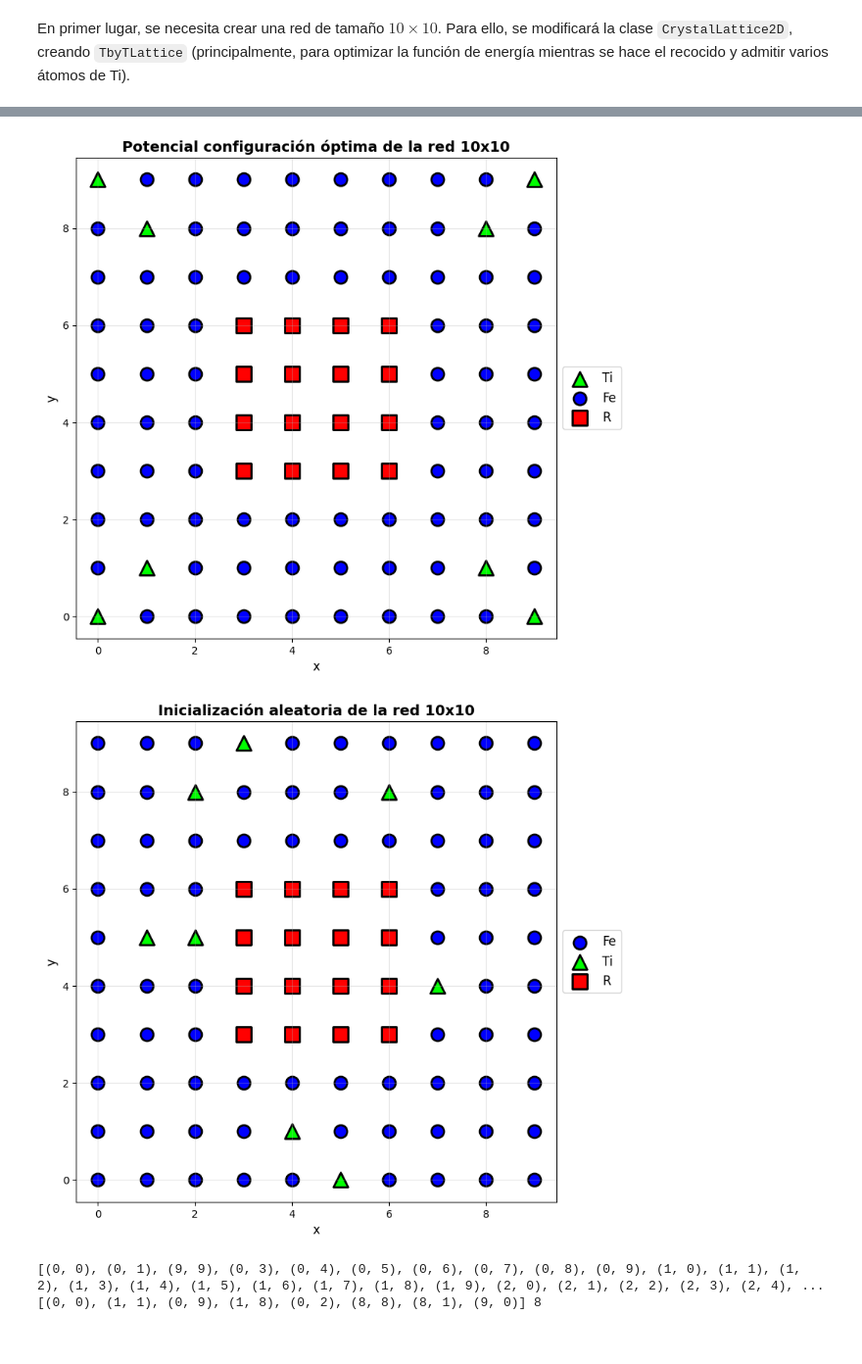
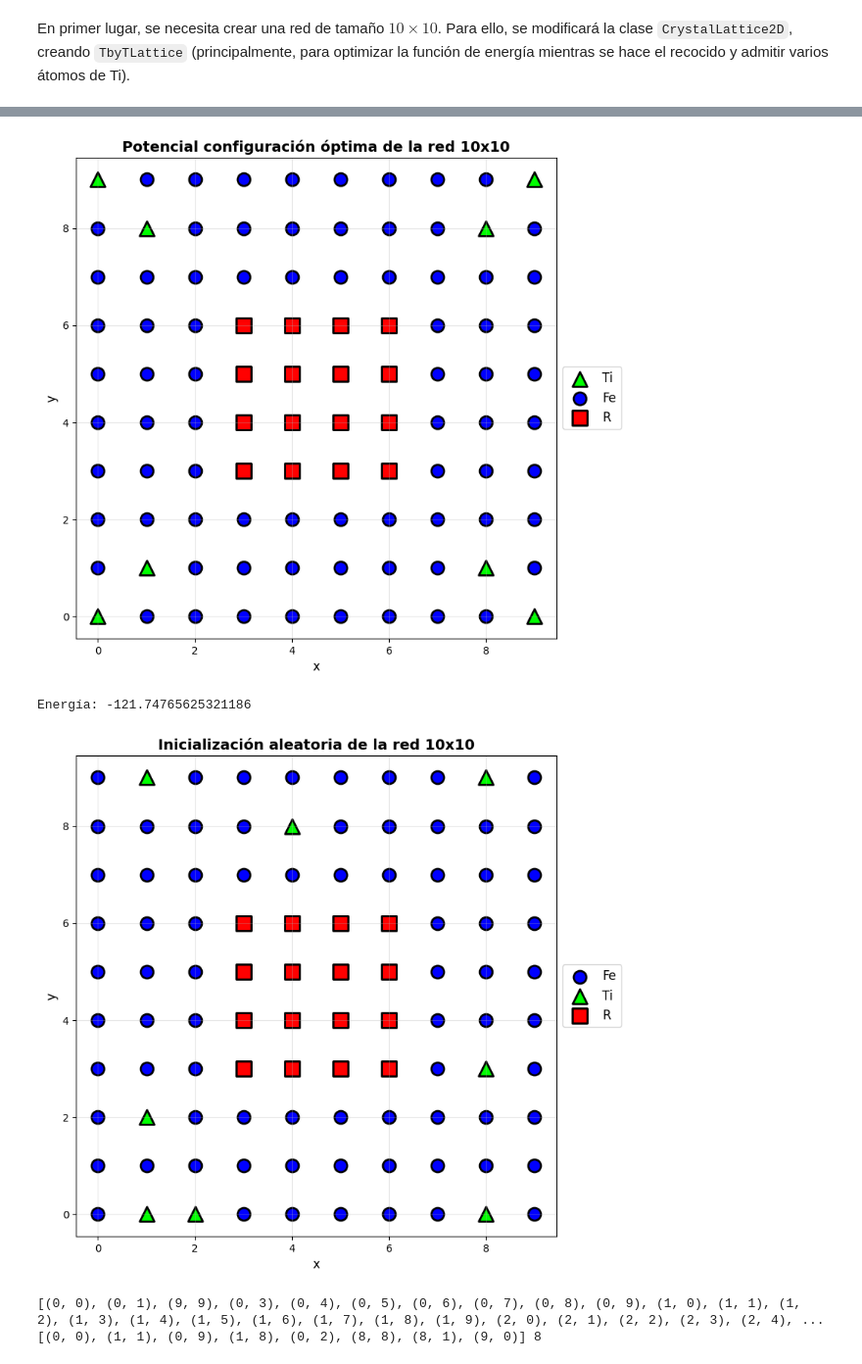
Before and after one commit to Unbo10/Markov, a Jupyter notebook: Parcial2.ipynb, the cells around one changed output, grey strips where cells are left out. Shown at 98% size. Saved outputs shown, nothing was run; the diff lists cells and outputs as text; code cells hidden in the pictures.

```diff
--- a/Parcial2.ipynb
+++ b/Parcial2.ipynb
@@ -595,10 +595,6 @@ class TbyTLattice:
                         if pos == rand_pos:
                             self.fe_sites.pop(i)
                             break
-
-    def add_atom(self, atom: Atom):
-        """Añade un átomo a la red."""
-        self.atoms[atom.position[0]][atom.position[1]] = atom
 
     def calculate_total_energy(self, prev_pos: Tuple[int, int], new_pos: Tuple[int, int], current_energy: float) -> float:
         """
@@ -657,8 +653,13 @@ class TbyTLattice:
                 if atom1.position == atom2.position:
                     return current_energy
                 new_energy: float = current_energy
+                passed_through_1: bool = False
                 for row in self.atoms:
                     for atom in row:
+                        # if  atom1.position == atom.position and not passed_through_1:
+                        #     passed_through_1 = True
+                        # else:
+                        #     continue
                         distance_to_1: float = atom1.distance_to(atom)
                         distance_to_2: float = atom2.distance_to(atom)
                         params_1: MorseParameters = self.morse_db.get_parameters(
@@ -680,6 +681,7 @@ class TbyTLattice:
                                 new_energy += params_1.calculate_energy(distance_to_1)
                             if atom.position != atom2.position:
                                 new_energy += params_2.calculate_energy(distance_to_2)
+
 
                 return new_energy
 
@@ -723,15 +725,11 @@ class TbyTLattice:
             else:
                 raise ValueError("The list of ti sites is empty; there are no Ti atoms in the lattice")
 
-
     def get_state(self) -> tuple:
         """Retorna el índice del átomo de Fe que contiene Ti"""
         if self.ti_pos is None:
             return (-1, -1)
         return self.ti_pos
-        # fe_atoms_indices = [i for i, atom in enumerate(self.atoms)
-        #                    if not atom.fixed]
-        # return fe_atoms_indices.index(self.ti_pos) if self.ti_pos in fe_atoms_indices else -1
 
     def visualize(self, title: str = "Configuración de la Red"):
         """Visualiza la red cristalina"""
@@ -795,17 +793,19 @@ def create_10x10_lattice() -> TbyTLattice:
 # %%
 lattice = create_10x10_lattice()
 lattice.visualize(title="Configuración de la red 10x10")
 ti_likely_pos: list[Tuple[int, int]] = [(0, 0), (1, 1), (0, 9), (1, 8), (9, 9), (8, 8), (8, 1), (9, 0)]
 for pos in ti_likely_pos:
     lattice.swap_ti_position(None, pos)
-lattice.visualize("Potencial configuración óptima de la red 10x10")
+lattice.visualize(f"Potencial configuración óptima de la red 10x10")
+print("Energía:", lattice.calculate_total_energy(None, None, None))
 lattice = create_10x10_lattice()
 lattice.ti_sites_random_init()
 lattice.visualize("Inicialización aleatoria de la red 10x10")
 # %% [output]
 [figure]
 [figure]
+Energía: -121.74765625321186
-[figure, old version]
+[figure, new version]
 # %%
 lattice = create_10x10_lattice()
 ti_likely_pos: list[Tuple[int, int]] = [(0, 0), (1, 1), (0, 9), (1, 8), (9, 9), (8, 8), (8, 1), (9, 0)]
```
Also changed, not shown: parts of 7 cells of this notebook, 6 other files.
